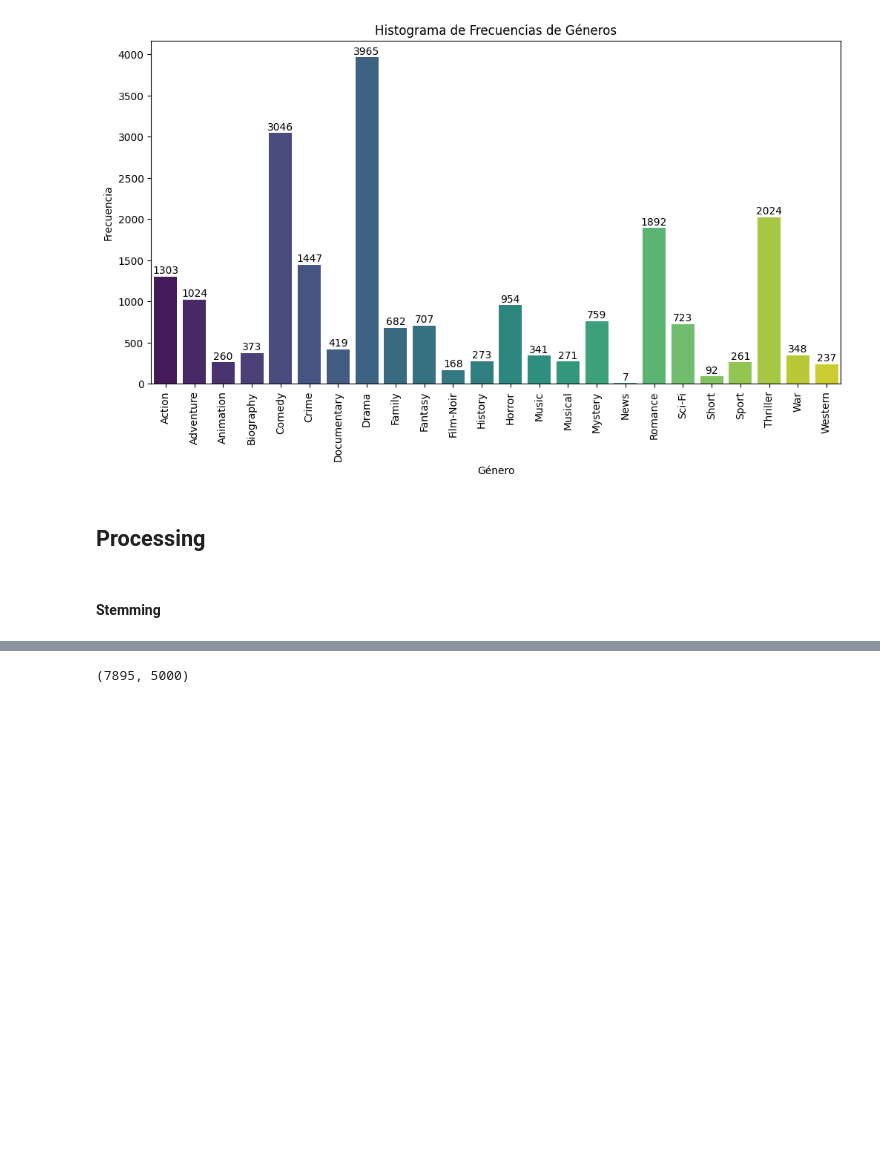
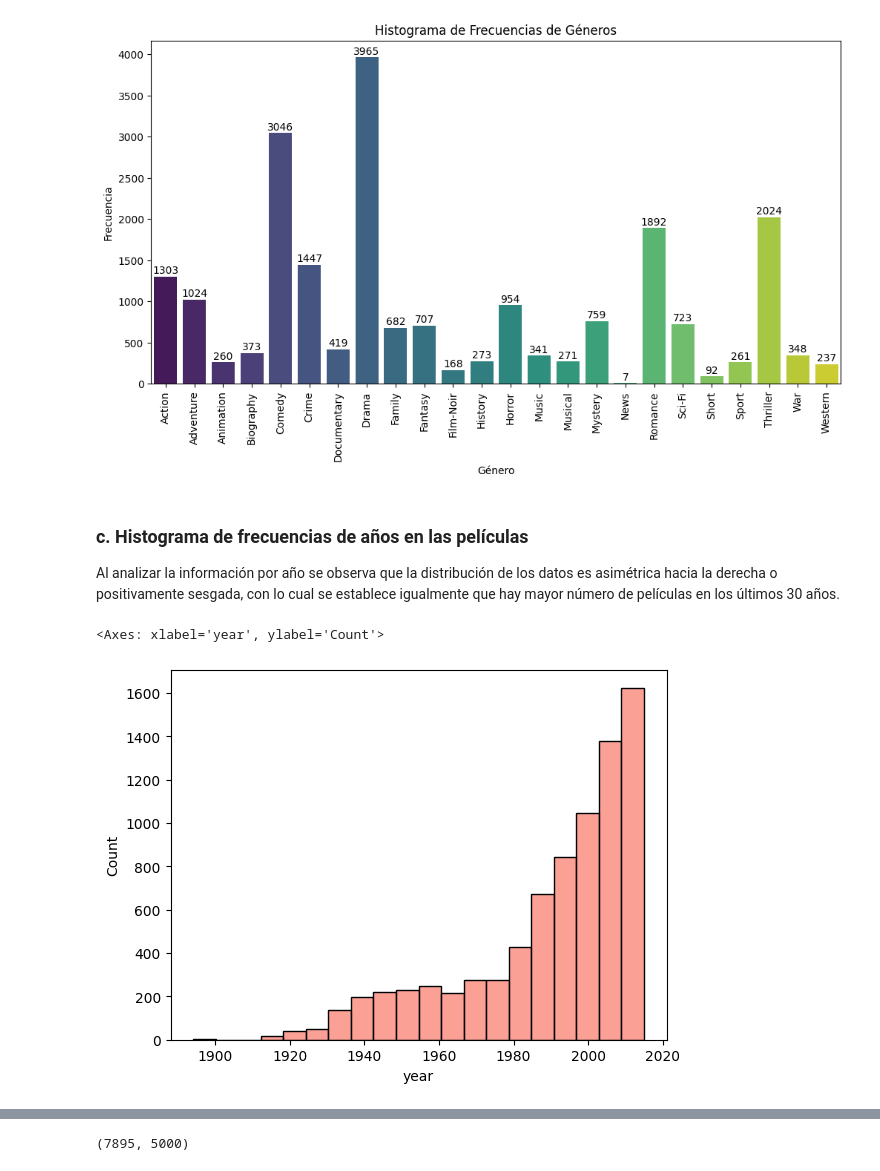
Before and after one commit to AnguieGarciaB/topicosanalitica, a Jupyter notebook: notebook/P1_MovieGenrePrediction.ipynb, the cells around one changed output, grey strips where cells are left out. Drawn from its saved outputs; the diff is of its cells as text; code cells hidden in the pictures; blank space fills up the shorter version.

```diff
--- a/notebook/P1_MovieGenrePrediction.ipynb
+++ b/notebook/P1_MovieGenrePrediction.ipynb
@@ -167,7 +221,12 @@ Passing `palette` without assigning `hue` is deprecated and will be removed in v
 
   sns.barplot(x=le.classes_, y=genre_counts, palette='viridis')
 [figure]
-# %% [markdown]
-## Processing
-# %% [markdown]
-#### Stemming
+# %% [markdown]
+### **c. Histograma de frecuencias de años en las películas**
+
+Al analizar la información por año se observa que la distribución de los datos es asimétrica hacia la derecha o positivamente sesgada, con lo cual se establece igualmente que hay mayor número de películas en los últimos 30 años.
+# %%
+sns.histplot(data=dataTraining, x='year',binwidth=6.0, color='salmon' )
+# %% [output]
+<Axes: xlabel='year', ylabel='Count'>
+[figure, added]
```
Also changed, not shown: parts of 119 cells of this notebook.
